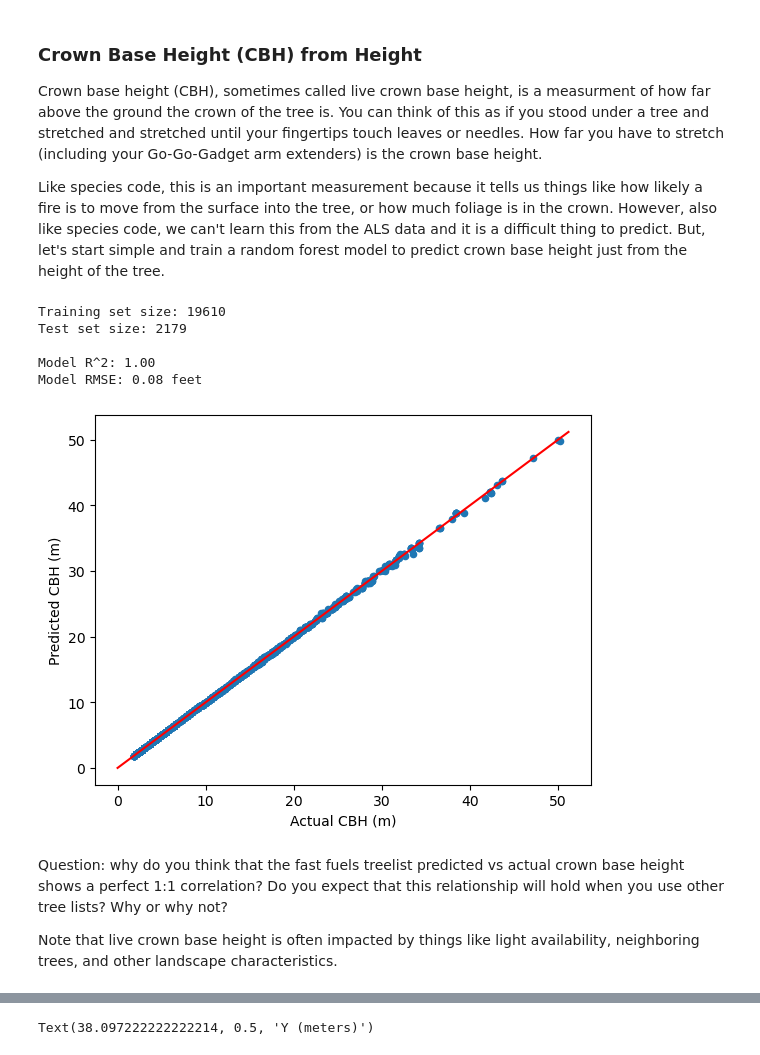
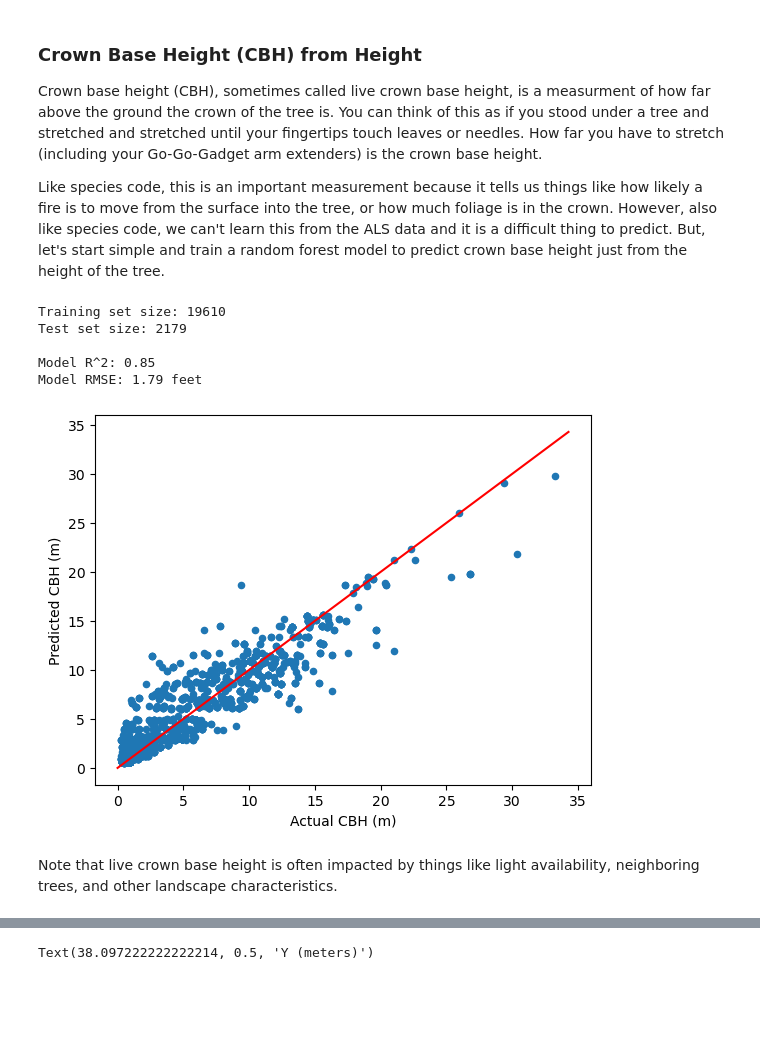
Before and after one commit to LeticiaLee/data_challenge_ff, a Jupyter notebook: data_challenge_TL_w_ALS.ipynb, the cells around one changed output, grey strips where cells are left out. Cells and saved outputs as stored; diff of their text form; code cells hidden in the pictures; blank space fills up the shorter version.

```diff
--- a/data_challenge_TL_w_ALS.ipynb
+++ b/data_challenge_TL_w_ALS.ipynb
@@ -220,48 +221,46 @@ What can we do to our model to improve predictions? Are there additional variabl
 Crown base height (CBH), sometimes called live crown base height, is a measurment of how far above the ground the crown of the tree is. You can think of this as if you stood under a tree and stretched and stretched until your fingertips touch leaves or needles. How far you have to stretch (including your Go-Go-Gadget arm extenders) is the crown base height.
 
 Like species code, this is an important measurement because it tells us things like how likely a fire is to move from the surface into the tree, or how much foliage is in the crown. However, also like species code, we can't learn this from the ALS data and it is a difficult thing to predict. But, let's start simple and train a random forest model to predict crown base height just from the height of the tree.
-# %%
-# Split into training and test sets
-treelist["CBH"] = treelist["HT"] * (1 - treelist["CR"] / 100)
-independent_variables = ["HT"]
-dependent_variable = "CBH"
-include_variables = independent_variables + [dependent_variable]
-trees_train, trees_test = train_test_split(treelist[include_variables].dropna(), test_size=0.1)
-print(f"Training set size: {len(trees_train)}")
-print(f"Test set size: {len(trees_test)}")
-
-# Train the model
-model_cbh = RandomForestRegressor()
-model_cbh.fit(trees_train[independent_variables], trees_train[dependent_variable])
-
-# predict the model
-predicted_cbh_test = model_cbh.predict(trees_test[independent_variables])
-predicted_cbh = model_cbh.predict(ALS_treetops_filter[independent_variables])
-
-# Evaluate model performance
-print()
-print(f"Model R^2: {model_cbh.score(trees_test[independent_variables], trees_test[dependent_variable]):.2f}")
-print(f"Model RMSE: {((model_cbh.predict(trees_test[independent_variables]) - trees_test[dependent_variable])**2).mean()**0.5:.2f} feet")
-
-# Compare the predicted CBH to the actual CBH.
-fig, ax = plt.subplots()
-trees_test["predicted_cbh"] = predicted_cbh_test
-trees_test.plot.scatter(x="CBH", y="predicted_cbh", ax=ax)
-upper_cbh_limit = max(trees_test["CBH"].max(), trees_test["predicted_cbh"].max()) + 1
-ax.plot([0, upper_cbh_limit], [0, upper_cbh_limit], color='red')
-ax.set_xlabel("Actual CBH (m)")
-ax.set_ylabel("Predicted CBH (m)")
-plt.show()
-# %% [output]
-Training set size: 19610
-Test set size: 2179
-
-Model R^2: 1.00
-Model RMSE: 0.08 feet
-[figure, removed]
+# %%
+# Split into training and test sets
+# treelist["CBH"] = treelist["HT"] * (1 - treelist["CR"] / 100) #use this if CBH isn't included already
+independent_variables = "HT"
+dependent_variable = "CBH"
+include_variables = independent_variables + dependent_variable
+trees_train, trees_test = train_test_split(treelist[['HT', 'CBH']].dropna(), test_size=0.1)
+print(f"Training set size: {len(trees_train)}")
+print(f"Test set size: {len(trees_test)}")
+
+# Train the model
+model_cbh = RandomForestRegressor()
+model_cbh.fit(trees_train[[independent_variables]], trees_train[dependent_variable])
+
+# predict the model
+predicted_cbh_test = model_cbh.predict(trees_test[[independent_variables]])
+predicted_cbh = model_cbh.predict(ALS_treetops_filter[[independent_variables]])
+
+# Evaluate model performance
+print()
+print(f"Model R^2: {model_cbh.score(trees_test[[independent_variables]], trees_test[dependent_variable]):.2f}")
+print(f"Model RMSE: {((model_cbh.predict(trees_test[[independent_variables]]) - trees_test[dependent_variable])**2).mean()**0.5:.2f} feet")
+
+# Compare the predicted CBH to the actual CBH.
+fig, ax = plt.subplots()
+trees_test["predicted_cbh"] = predicted_cbh_test
+trees_test.plot.scatter(x="CBH", y="predicted_cbh", ax=ax)
+upper_cbh_limit = max(trees_test["CBH"].max(), trees_test["predicted_cbh"].max()) + 1
+ax.plot([0, upper_cbh_limit], [0, upper_cbh_limit], color='red')
+ax.set_xlabel("Actual CBH (m)")
+ax.set_ylabel("Predicted CBH (m)")
+plt.show()
+# %% [output]
+Training set size: 19610
+Test set size: 2179
+
+Model R^2: 0.85
+Model RMSE: 1.79 feet
+[figure, added]
 # %% [markdown]
-Question: why do you think that the fast fuels treelist predicted vs actual crown base height shows a perfect 1:1 correlation? Do you expect that this relationship will hold when you use other tree lists? Why or why not?
-
 Note that live crown base height is often impacted by things like light availability, neighboring trees, and other landscape characteristics.
 # %%
 # save the predictions for tree metrics as a new treelist
```
Also changed, not shown: parts of 10 cells of this notebook.
